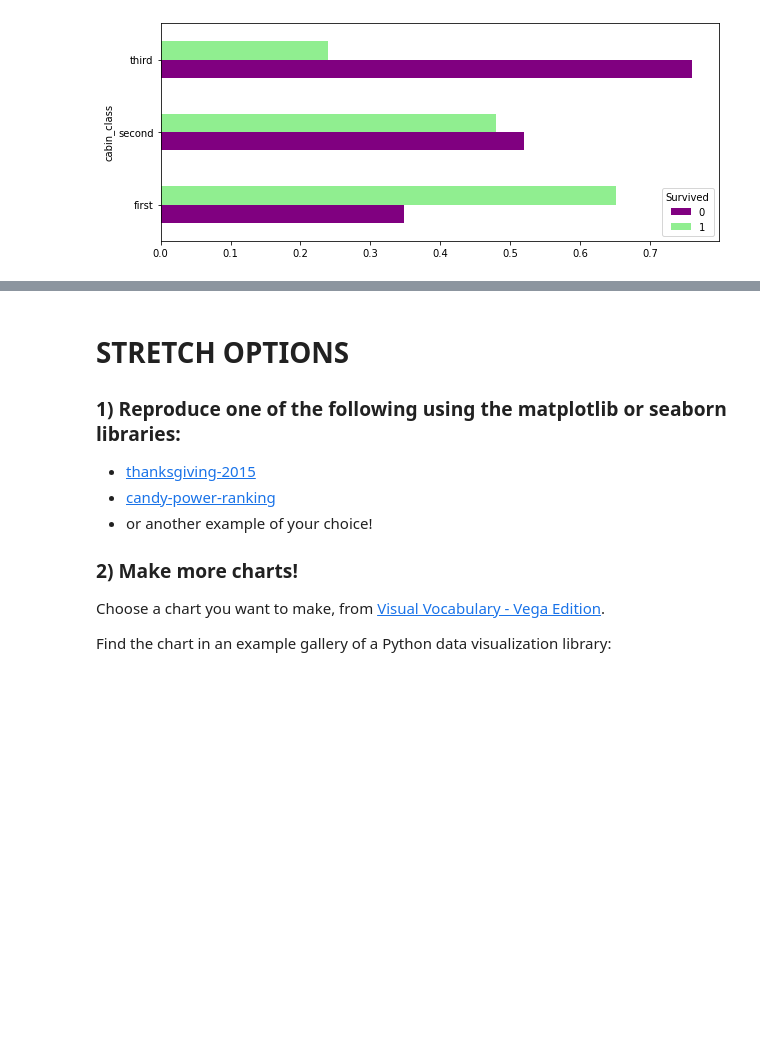
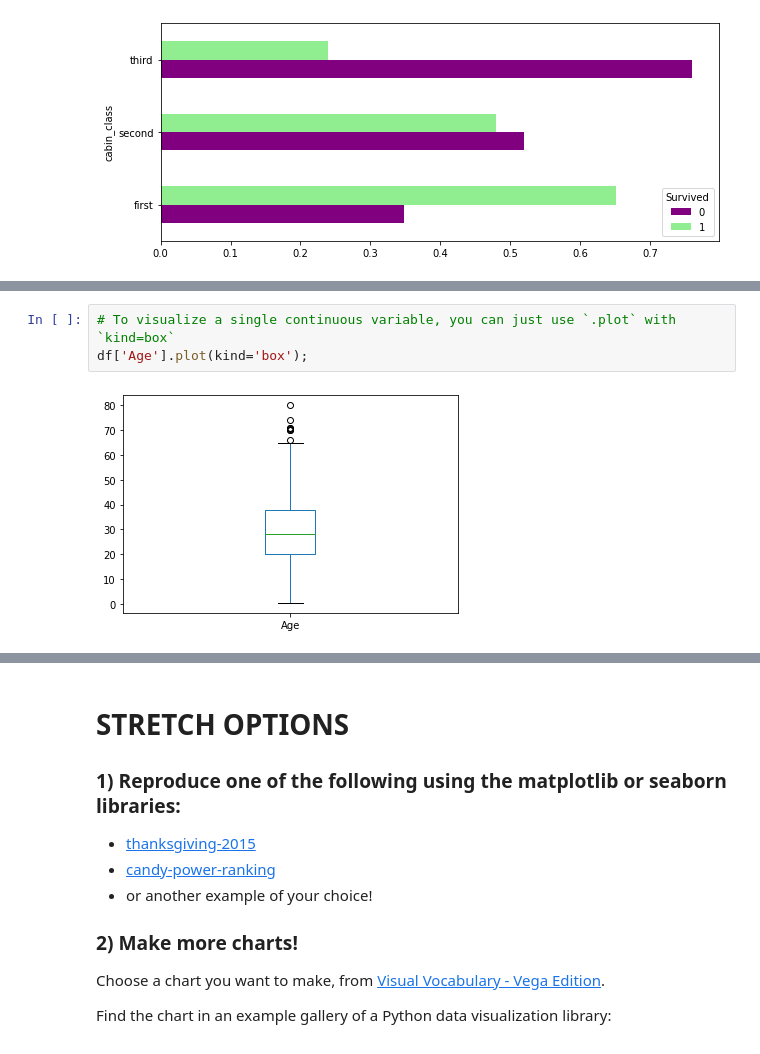
Before and after one commit to bofori-tech/DS-Unit-1-Sprint-1-Data-Wrangling-and-Storytelling, a Jupyter notebook: module4-make-explanatory-visualizations/LS_DS_114_Make_Explanatory_Visualizations_Assignment.ipynb, the cells around one changed output, grey strips where cells are left out. Saved outputs shown, nothing was run; the diff lists cells and outputs as text; blank space fills up the shorter version.

```diff
--- a/module4-make-explanatory-visualizations/LS_DS_114_Make_Explanatory_Visualizations_Assignment.ipynb
+++ b/module4-make-explanatory-visualizations/LS_DS_114_Make_Explanatory_Visualizations_Assignment.ipynb
@@ -172,0 +188,5 @@ cab_death2.plot(kind='barh', color=['purple', 'lightgreen'], figsize=(10,4));
+# %%
+# To visualize a single continuous variable, you can just use `.plot` with `kind=box`
+df['Age'].plot(kind='box');
+# %% [output]
+[figure, added]
```
Also changed, not shown: parts of 15 cells of this notebook.
